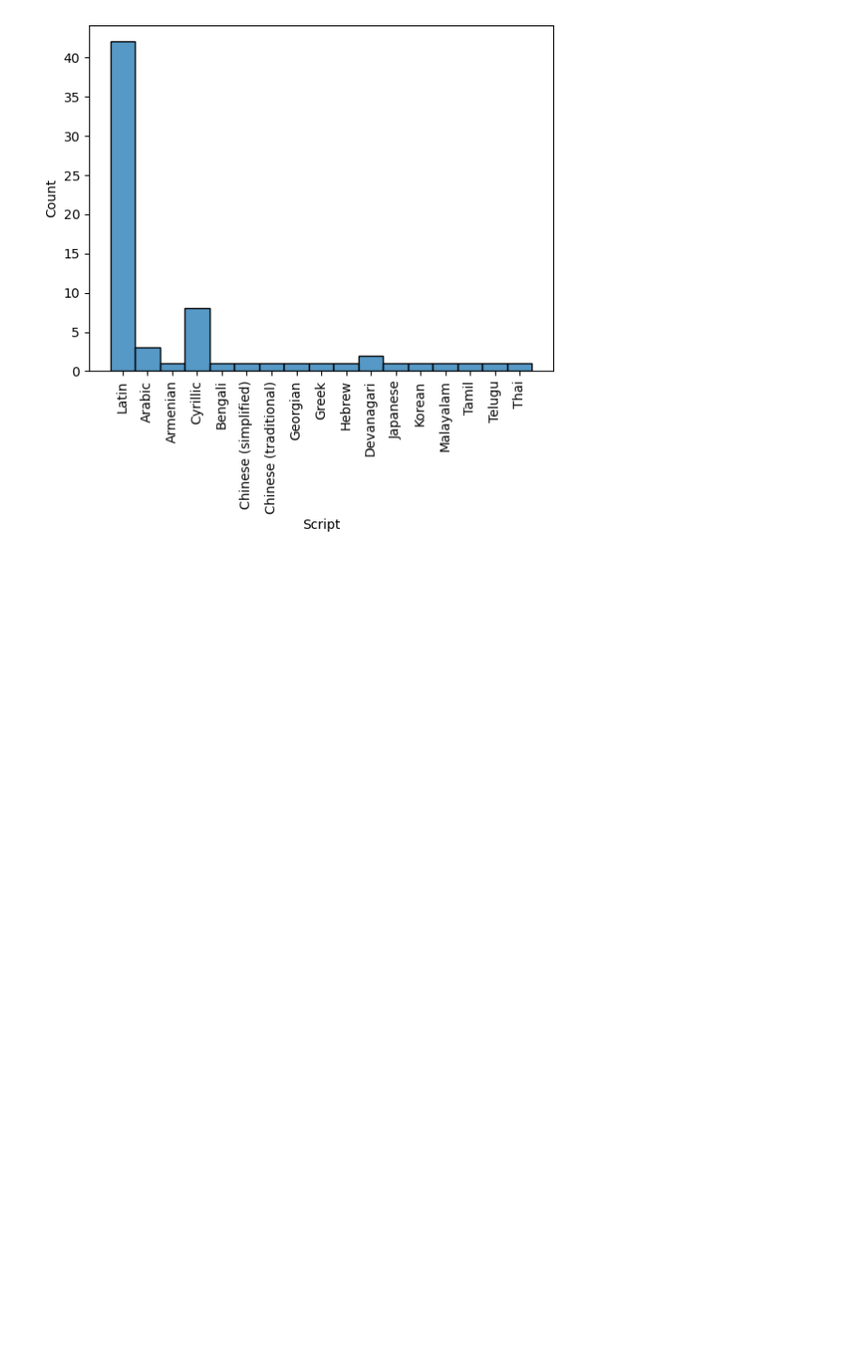
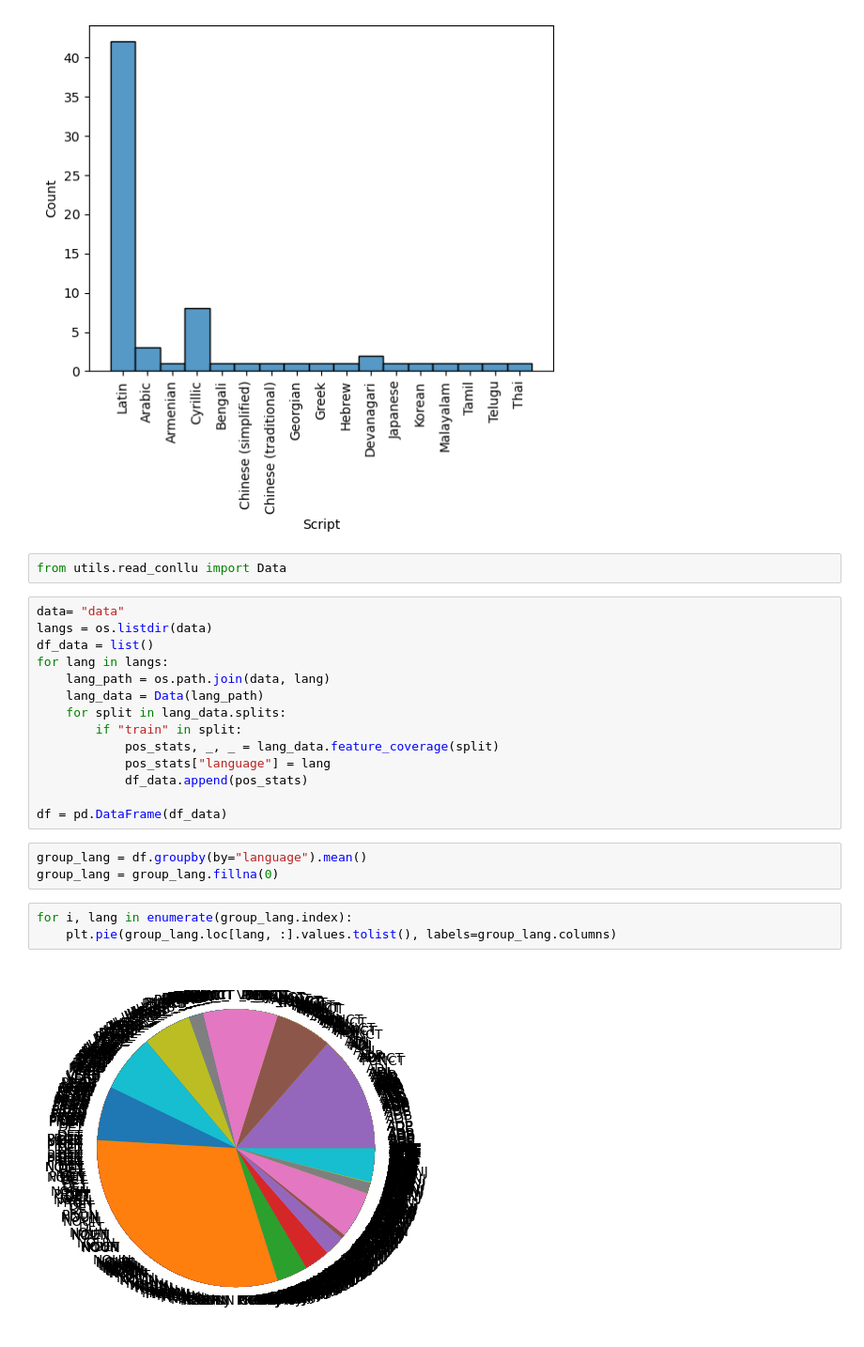
Before and after one commit to katjakon/Probing4LowRes, a Jupyter notebook: play-around.ipynb, the cells around one changed output. Shown at 94% size. Saved outputs shown, nothing was run; the diff lists cells and outputs as text; blank space fills up the shorter version.

```diff
--- a/play-around.ipynb
+++ b/play-around.ipynb
@@ -55,3 +56,27 @@ ax.set(xlabel='Script', ylabel='Count')
 # %% [output]
 [Text(0.5, 0, 'Script'), Text(0, 0.5, 'Count')]
 [figure]
+# %%
+from utils.read_conllu import Data
+# %%
+data= "data"
+langs = os.listdir(data)
+df_data = list()
+for lang in langs:
+    lang_path = os.path.join(data, lang)
+    lang_data = Data(lang_path)
+    for split in lang_data.splits:
+        if "train" in split:
+            pos_stats, _, _ = lang_data.feature_coverage(split)
+            pos_stats["language"] = lang
+            df_data.append(pos_stats)
+
+df = pd.DataFrame(df_data)
+# %%
+group_lang = df.groupby(by="language").mean()
+group_lang = group_lang.fillna(0)
+# %%
+for i, lang in enumerate(group_lang.index):
+    plt.pie(group_lang.loc[lang, :].values.tolist(), labels=group_lang.columns)
+# %% [output]
+[figure, added]
```
Also changed, not shown: parts of 1 cell of this notebook, 4 other files.
